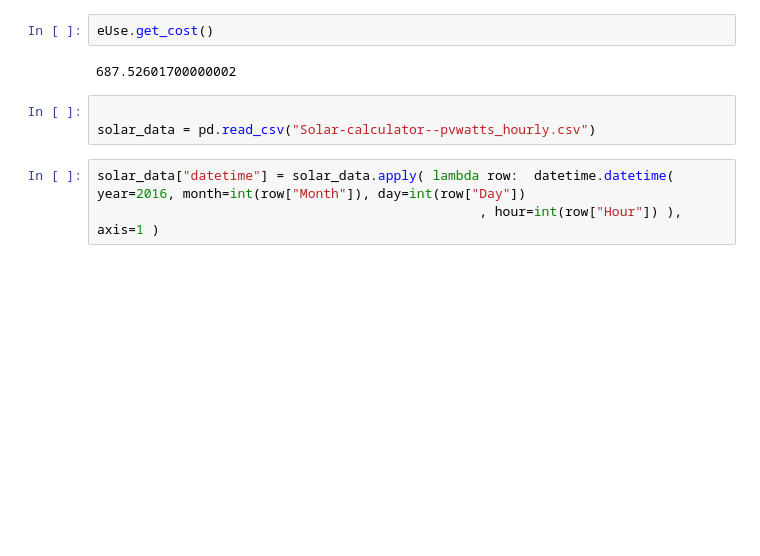
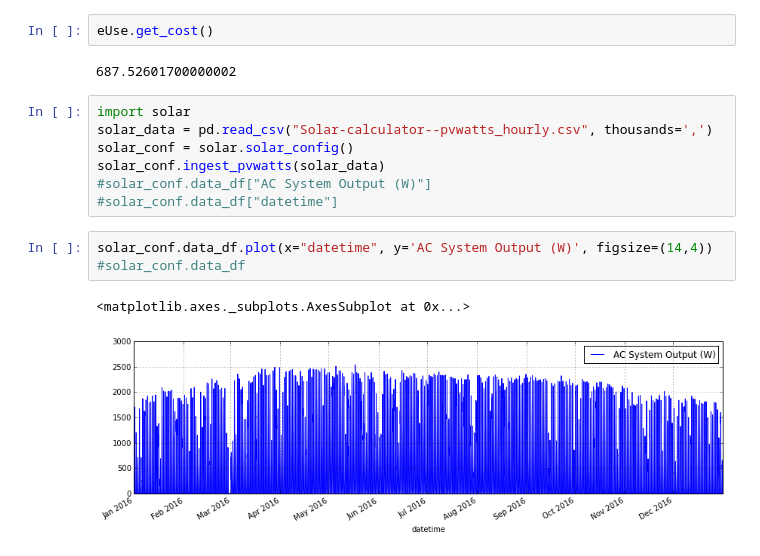
Before and after one commit to dan-1d/ev_solar_models, a Jupyter notebook: Electric vehicle and solar power models.ipynb, the cells around one changed output. Saved outputs shown, nothing was run; the diff lists cells and outputs as text; blank space fills up the shorter version.

```diff
--- a/Electric vehicle and solar power models.ipynb
+++ b/Electric vehicle and solar power models.ipynb
@@ -63,9 +60,16 @@ eUse.use_df.plot(x="datetime", y="Value", figsize=(14,4))
 eUse.get_cost()
 # %% [output]
 687.52601700000002
-# %%
-
-solar_data = pd.read_csv("Solar-calculator--pvwatts_hourly.csv")
-# %%
-solar_data["datetime"] = solar_data.apply( lambda row:  datetime.datetime( year=2016, month=int(row["Month"]), day=int(row["Day"])
-                                                 , hour=int(row["Hour"]) ), axis=1 )
+# %%
+import solar
+solar_data = pd.read_csv("Solar-calculator--pvwatts_hourly.csv", thousands=',')
+solar_conf = solar.solar_config()
+solar_conf.ingest_pvwatts(solar_data)
+#solar_conf.data_df["AC System Output (W)"]
+#solar_conf.data_df["datetime"]
+# %%
+solar_conf.data_df.plot(x="datetime", y='AC System Output (W)', figsize=(14,4))
+#solar_conf.data_df
+# %% [output]
+<matplotlib.axes._subplots.AxesSubplot at 0x...>
+[figure, added]
```
Also changed, not shown: parts of 4 cells of this notebook, 1 other file.
